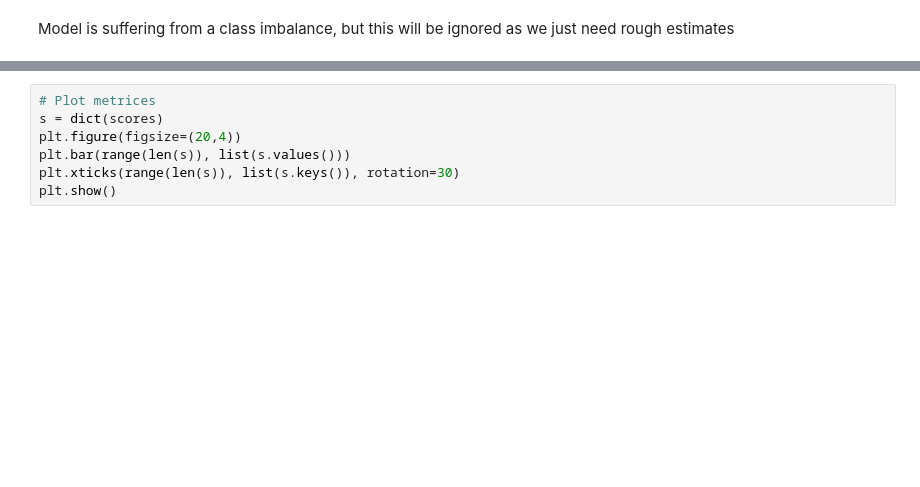
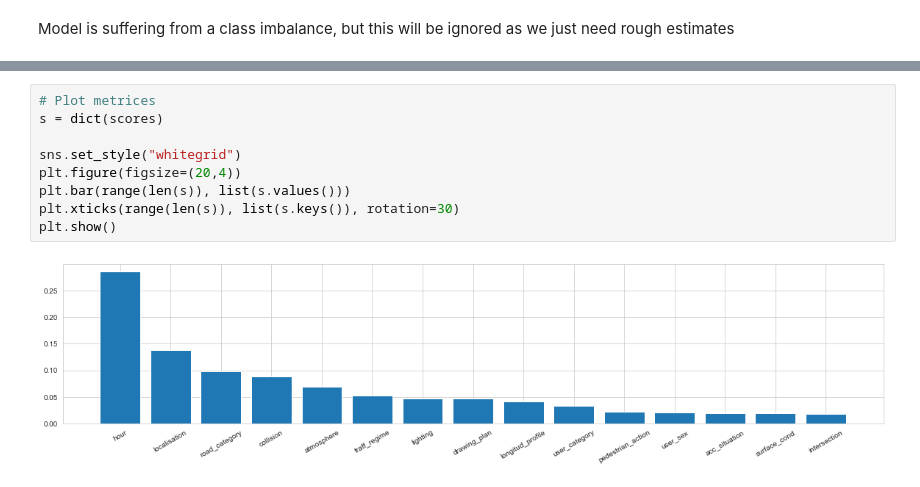
Before and after one commit to jedidiah-oladele/Accidents-In-France, a Jupyter notebook: final_EDA.ipynb, the cells around one changed output, grey strips where cells are left out. Drawn from its saved outputs; the diff is of its cells as text; blank space fills up the shorter version.

Commit message:
Edited feature importance plot

```diff
--- a/final_EDA.ipynb
+++ b/final_EDA.ipynb
@@ -316,7 +340,11 @@ for key, value in scores:
 # %%
 # Plot metrices
 s = dict(scores)
+
+sns.set_style("whitegrid")
 plt.figure(figsize=(20,4))
 plt.bar(range(len(s)), list(s.values()))
 plt.xticks(range(len(s)), list(s.keys()), rotation=30)
 plt.show()
+# %% [output]
+[figure, added]
```
Also changed, not shown: parts of 3 cells of this notebook.
